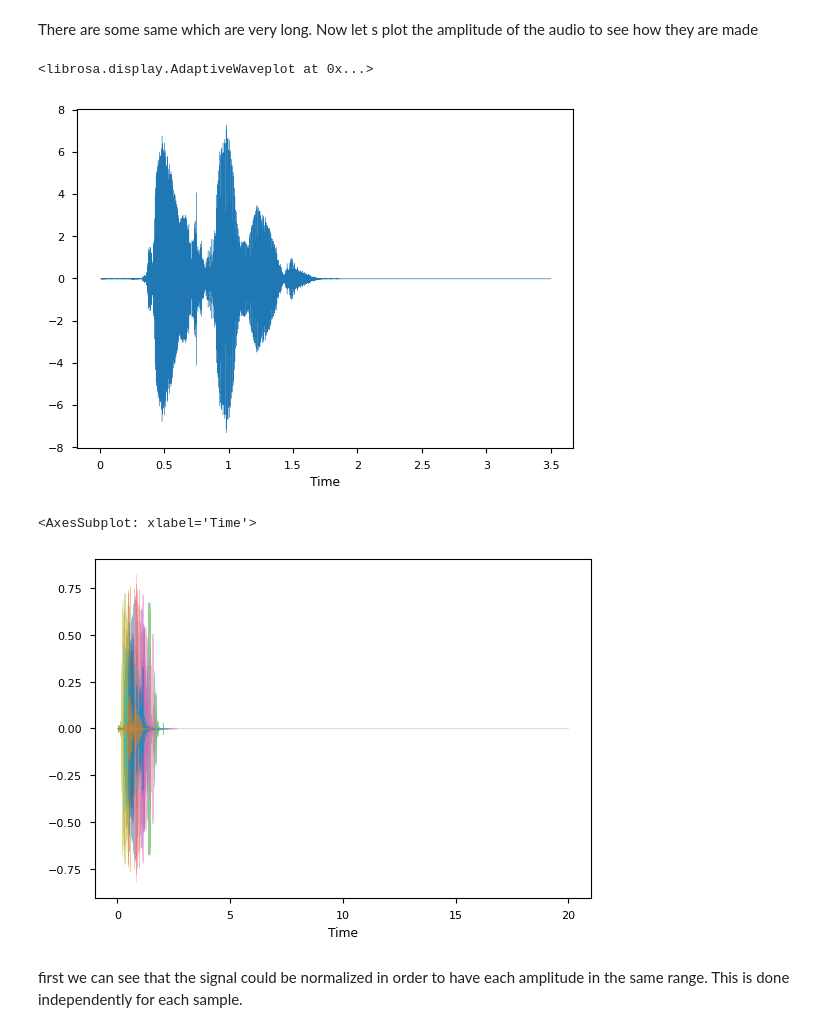
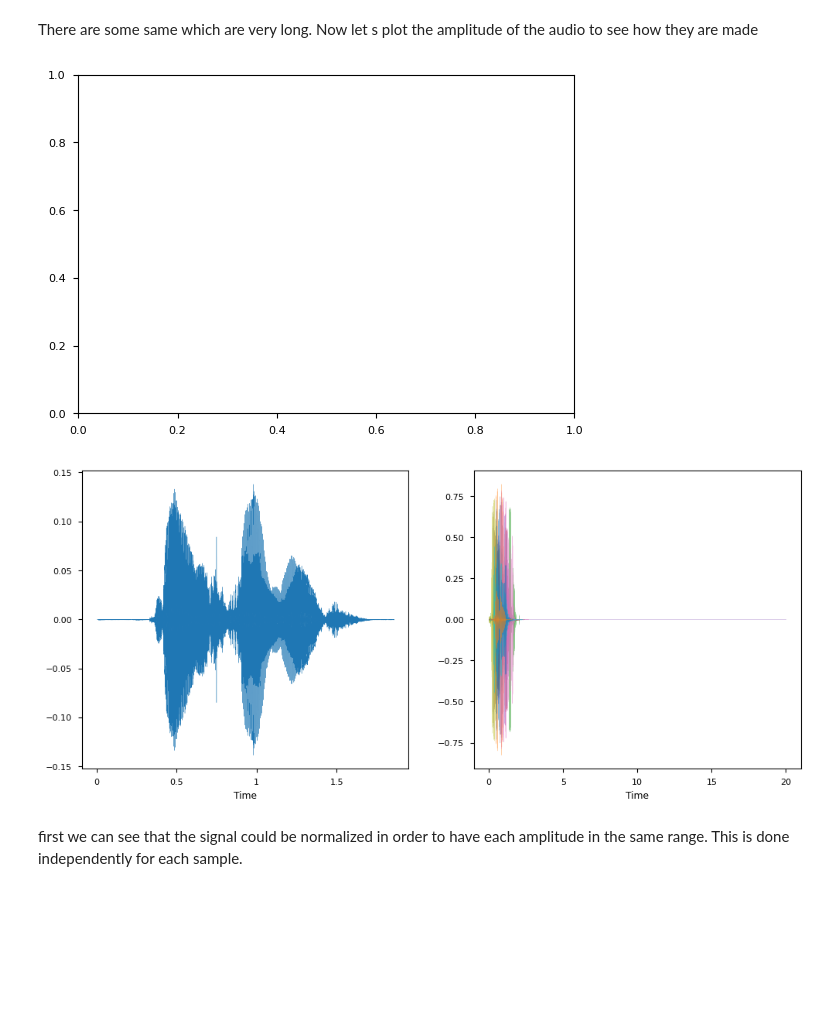
Before and after one commit to Ruglio/DSL-project, a Jupyter notebook: python/code.ipynb, the cells around one changed output. Cells and saved outputs as stored; diff of their text form; code cells hidden in the pictures; blank space fills up the shorter version.

```diff
--- a/python/code.ipynb
+++ b/python/code.ipynb
@@ -23,7 +23,7 @@ def load_data(phase, path = os.getcwd()):
     rates = []
     datas = []
     for wav_path in df["path"]:
-        audio, sample_rate = librosa.load(os.path.join(path, wav_path), sr=None)
+        audio, sample_rate = librosa.load(os.path.join(path, wav_path), res_type="kaiser_fast")
         rates.append(sample_rate)
         datas.append(audio)
     df["rate"] = rates
@@ -105,22 +107,16 @@ displot([len(data) for data in df["data"]])
 # %% [markdown]
 There are some same which are very long. Now let s plot the amplitude of the audio to see how they are made
-# %%
-fig, ax = plt.subplots()
-librosa.display.waveshow(df["data"][0], sr=df["rate"][0], ax=ax)
-# %% [output]
-<librosa.display.AdaptiveWaveplot at 0x...>
-[figure, removed]
 # %%
-def plot_audio_samples(datas, rates):
-    fig, ax = plt.subplots()
+def plot_audio_samples(datas, rates = 22050, ax=plt.gca()):
     for idx in range(0, len(datas), 1000):
         librosa.display.waveshow(datas[idx], sr=rates[idx], alpha=0.5, ax=ax)
-    return ax
 
-plot_audio_samples(df["data"], df["rate"])
+fig, ax = plt.subplots(1, 2, figsize=(12, 5))
+librosa.display.waveshow(df["data"][0], sr=df["rate"][0], ax=ax[0])
+plot_audio_samples(df["data"], df["rate"], ax=ax[1])
 # %% [output]
-<AxesSubplot: xlabel='Time'>
-[figure, old version]
+[figure, new version]
+[figure, added]
 # %% [markdown]
 first we can see that the signal could be normalized in order to have each amplitude in the same range.
 This is done independently for each sample.
```
Also changed, not shown: parts of 59 cells of this notebook.
